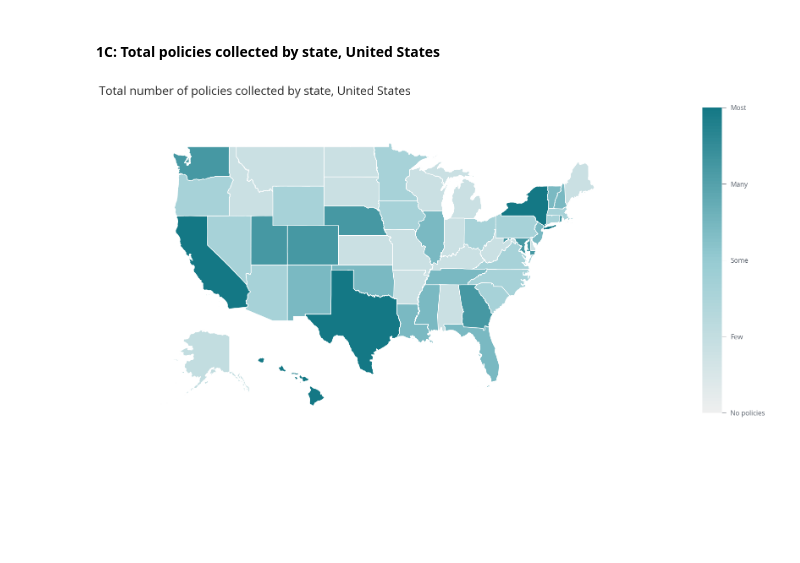
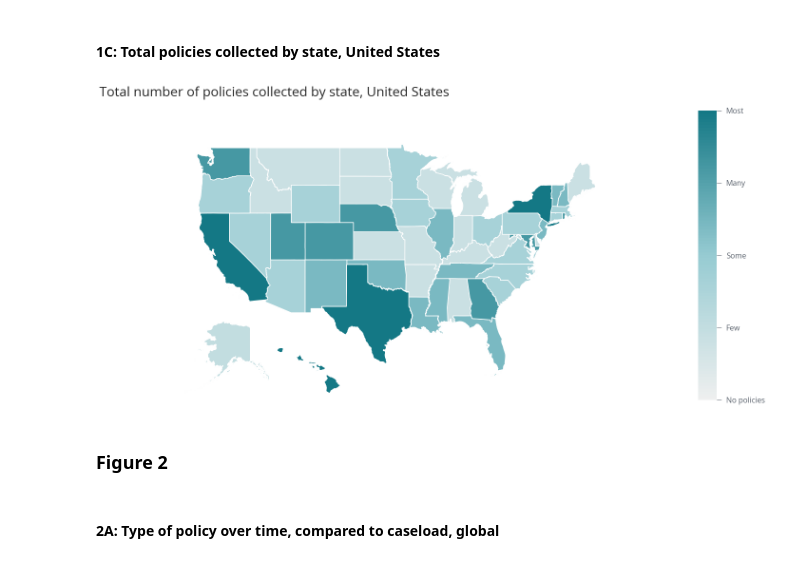
Before and after one commit to talus-analytics-bus/covid-amp-analysis, a Jupyter notebook: visualizations.ipynb, the cells around one changed output. Drawn from its saved outputs; the diff is of its cells as text; code cells hidden in the pictures; blank space fills up the shorter version.

```diff
--- a/visualizations.ipynb
+++ b/visualizations.ipynb
@@ -608,38 +693,42 @@ alaska_ax.set_ylim(51, 72)
 alaska_ax.set_xlim(-180, -127)
 
 hawaii_ax.set_ylim(18.8, 22.5)
 hawaii_ax.set_xlim(-160, -154.6)
 
 
 # Plot Hawaii map
 hawaii.plot(column='Policy count',
             cmap=cm,
             scheme='User_Defined',
             legend=False,
             classification_kwds=dict(bins=[0,250,500,750,1000]),
             ax=hawaii_ax)
 hawaii_ax.margins(x=0.05)
 hawaii_ax.set(facecolor='white')
 hawaii_ax.axis('off')
 
 # Plot Alaska map
 alaska.plot(column='Policy count',
             cmap=cm,
             scheme='User_Defined',
             legend=False,
             classification_kwds=dict(bins=[0,250,500,750,1000]),
             ax=alaska_ax)
 alaska_ax.margins(x=0.05)
 alaska_ax.set(facecolor='white')
 alaska_ax.axis('off')
 
-# # Display the map
-# plt.tight_layout()
-# plt.show()
+# Display the map
+plt.tight_layout()
+plt.show()
 
-# Save
-plt.savefig('figures/total_global_policies.png', dpi=1200, facecolor='w',
-            edgecolor='w',
-            orientation='portrait',bbox_inches='tight')
+# # Save
+# plt.savefig('figures/total_us_policies.svg', dpi=1200, facecolor='w',
+#             edgecolor='w',
+#             orientation='portrait',bbox_inches='tight')
 # %% [output]
-[figure, old version]
+[figure, new version]
+# %% [markdown]
+### Figure 2
+# %% [markdown]
+#### 2A: Type of policy over time, compared to caseload, global
```
Also changed, not shown: parts of 17 cells of this notebook, 1 other file.
